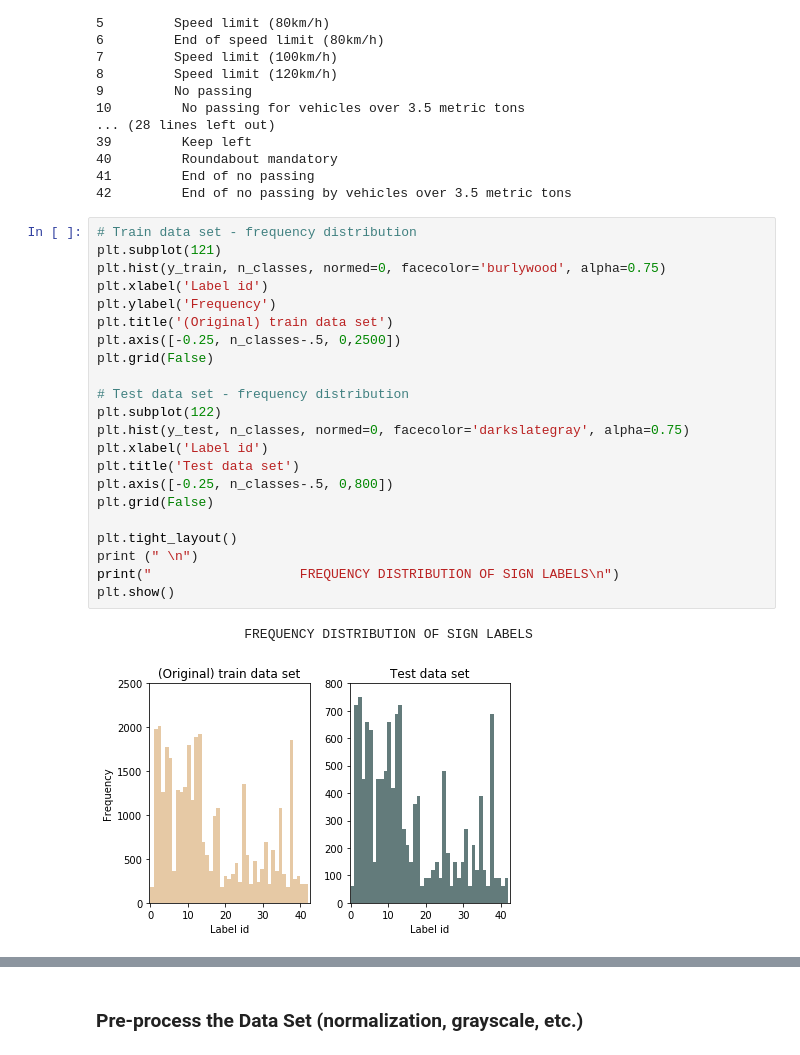
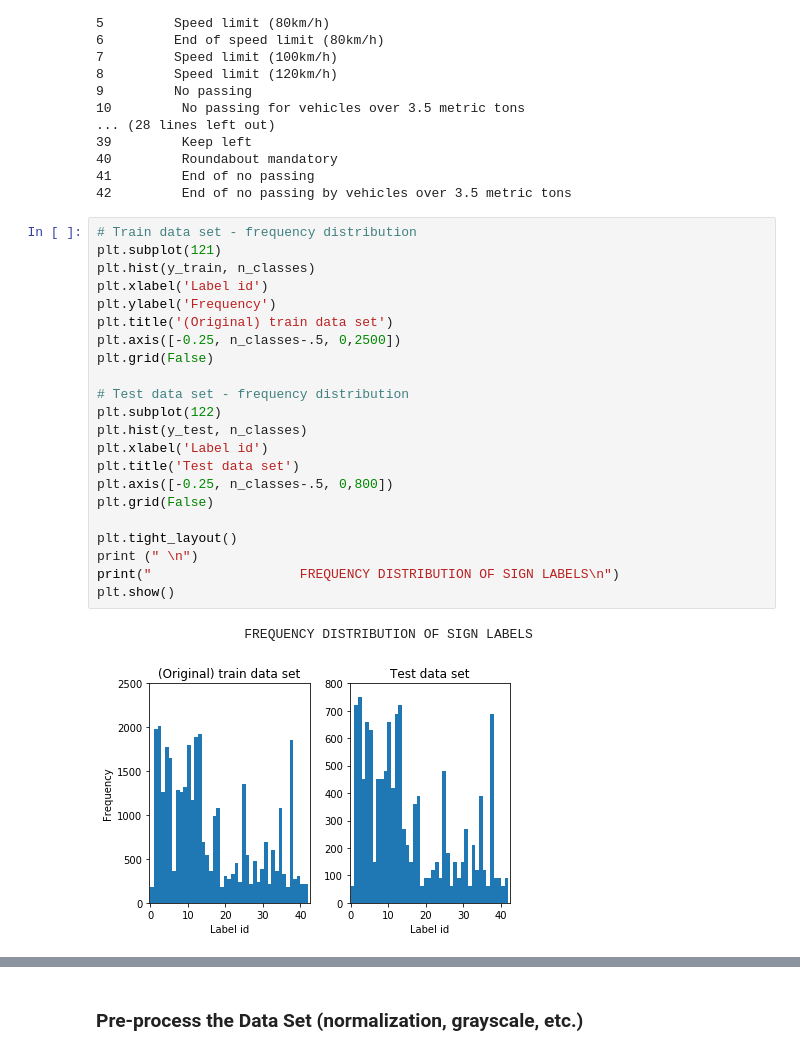
Before and after one commit to farid809/CarND-Traffic-Sign-Classifier_Project2, a Jupyter notebook: Traffic_Sign_Classifier.ipynb, the cells around one changed output, grey strips where cells are left out. Cells and saved outputs as stored; diff of their text form.

```diff
--- a/Traffic_Sign_Classifier.ipynb
+++ b/Traffic_Sign_Classifier.ipynb
@@ -206,25 +313,25 @@ Label ID         SignName
 # %%
 # Train data set - frequency distribution
 plt.subplot(121)
-plt.hist(y_train, n_classes, normed=0, facecolor='burlywood', alpha=0.75)
+plt.hist(y_train, n_classes)
 plt.xlabel('Label id')
 plt.ylabel('Frequency')
 plt.title('(Original) train data set')
 plt.axis([-0.25, n_classes-.5, 0,2500])
 plt.grid(False)
 
 # Test data set - frequency distribution
 plt.subplot(122)
-plt.hist(y_test, n_classes, normed=0, facecolor='darkslategray', alpha=0.75)
+plt.hist(y_test, n_classes)
 plt.xlabel('Label id')
 plt.title('Test data set')
 plt.axis([-0.25, n_classes-.5, 0,800])
 plt.grid(False)
 
 plt.tight_layout()
 print (" \n")
 print("                   FREQUENCY DISTRIBUTION OF SIGN LABELS\n")
 plt.show()
 # %% [output]
                    FREQUENCY DISTRIBUTION OF SIGN LABELS
-[figure, old version]
+[figure, new version]
```
Also changed, not shown: parts of 73 cells of this notebook, 45 other files.
